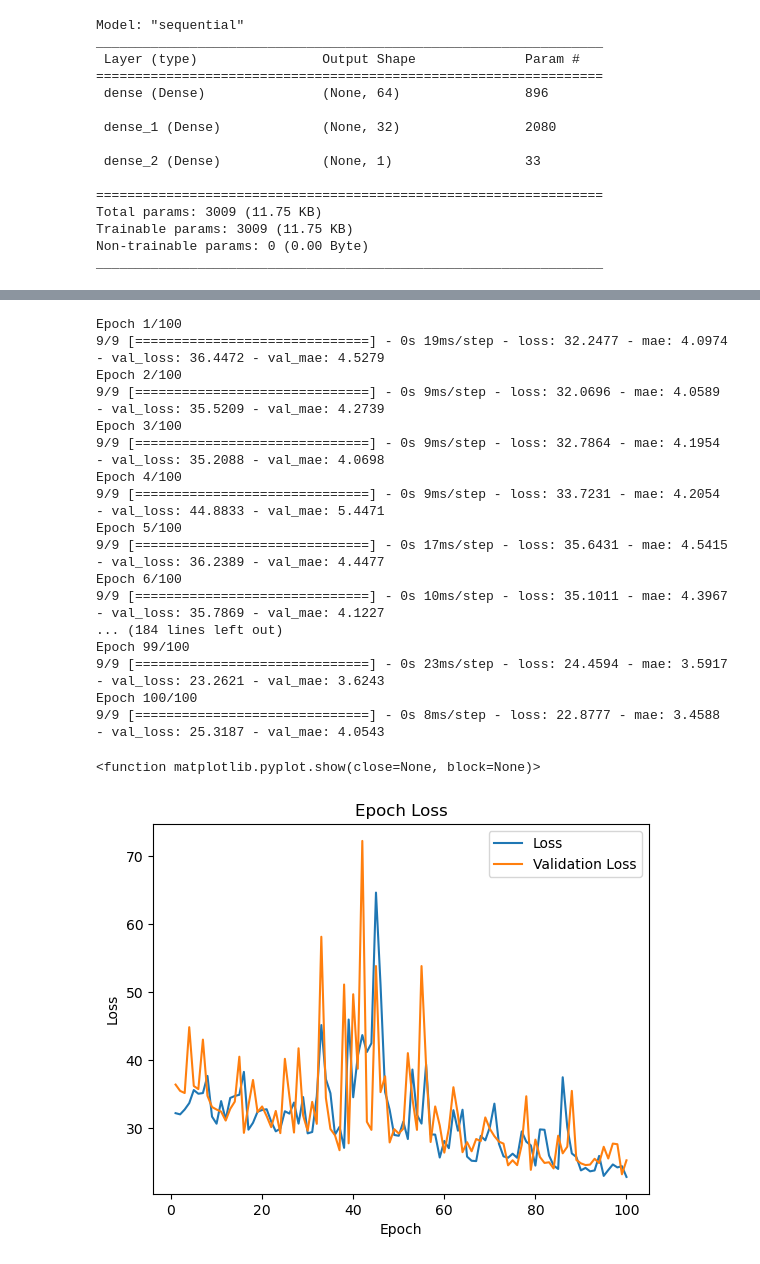
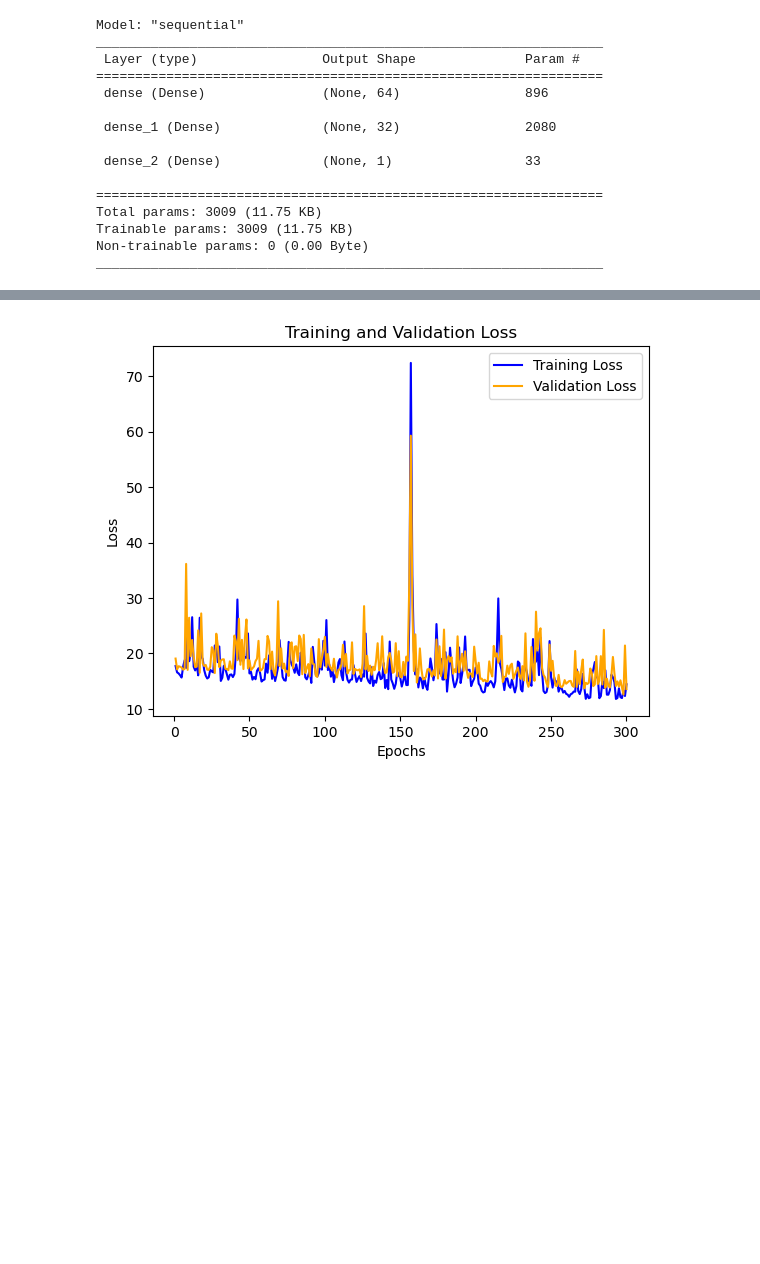
Before and after one commit to zemersonnn/Project_4, a Jupyter notebook: starter_code.ipynb, the cells around one changed output, grey strips where cells are left out. Drawn from its saved outputs; the diff is of its cells as text; code cells hidden in the pictures; blank space fills up the shorter version.

```diff
--- a/starter_code.ipynb
+++ b/starter_code.ipynb
@@ -111,8 +115,12 @@ _________________________________________________________________
 # %%
 # train the model using the training data
-model.fit(X_train, y_train, epochs=100, batch_size=32, validation_split=0.2,
+# epoch (iterations) = 300
+# batch size = 32
+history = model.fit(X_train, y_train, epochs=300, batch_size=32, validation_split=0.2,
                     verbose=1)
 
 # evaluate the model on the test data
+# test_loss represents the mean squared error on the test set
+# test_mae represents the mean absolute error on the test set
 test_loss, test_mae = model.evaluate(X_test, y_test)
 # %% [output]
@@ -143,34 +150,0 @@ Test Mean Absolute Error (MAE): 4.2804
-# %%
-# graph
-
-hist = model.fit(X_train, y_train, epochs=100, batch_size=32, validation_split=0.2)
-
-figure = plt.gcf()
-
-plt.title('Epoch Loss')
-plt.xlabel('Epoch')
-plt.ylabel('Loss')
-plt.plot(range(1, len(hist.history['loss'])+1), hist.history['loss']),
-plt.plot(range(1, len(hist.history['val_loss'])+1), hist.history['val_loss'])
-plt.legend(['Loss', 'Validation Loss'])
-plt.show
-# %% [output]
-Epoch 1/100
-9/9 [==============================] - 0s 19ms/step - loss: 32.2477 - mae: 4.0974 - val_loss: 36.4472 - val_mae: 4.5279
-Epoch 2/100
-9/9 [==============================] - 0s 9ms/step - loss: 32.0696 - mae: 4.0589 - val_loss: 35.5209 - val_mae: 4.2739
-Epoch 3/100
-9/9 [==============================] - 0s 9ms/step - loss: 32.7864 - mae: 4.1954 - val_loss: 35.2088 - val_mae: 4.0698
-Epoch 4/100
-9/9 [==============================] - 0s 9ms/step - loss: 33.7231 - mae: 4.2054 - val_loss: 44.8833 - val_mae: 5.4471
-Epoch 5/100
-9/9 [==============================] - 0s 17ms/step - loss: 35.6431 - mae: 4.5415 - val_loss: 36.2389 - val_mae: 4.4477
-Epoch 6/100
-9/9 [==============================] - 0s 10ms/step - loss: 35.1011 - mae: 4.3967 - val_loss: 35.7869 - val_mae: 4.1227
-... (184 lines left out)
-Epoch 99/100
-9/9 [==============================] - 0s 23ms/step - loss: 24.4594 - mae: 3.5917 - val_loss: 23.2621 - val_mae: 3.6243
-Epoch 100/100
-9/9 [==============================] - 0s 8ms/step - loss: 22.8777 - mae: 3.4588 - val_loss: 25.3187 - val_mae: 4.0543
-<function matplotlib.pyplot.show(close=None, block=None)>
-[figure, removed]
@@ -176,0 +156,19 @@ Epoch 100/100
+# %%
+# plot loss curve during training (loss at the end of each epoch or iteration)
+loss_values = history.history['loss']
+val_loss_values = history.history['val_loss']
+epochs = range(1, len(loss_values) + 1)
+
+# plot training loss
+plt.plot(epochs, loss_values, label='Training Loss', color='blue')
+
+# plot validation loss
+plt.plot(epochs, val_loss_values, label='Validation Loss', color='orange')
+
+plt.title('Training and Validation Loss')
+plt.xlabel('Epochs')
+plt.ylabel('Loss')
+plt.legend()
+plt.show()
+# %% [output]
+[figure, added]
```
Also changed, not shown: parts of 5 cells of this notebook.
